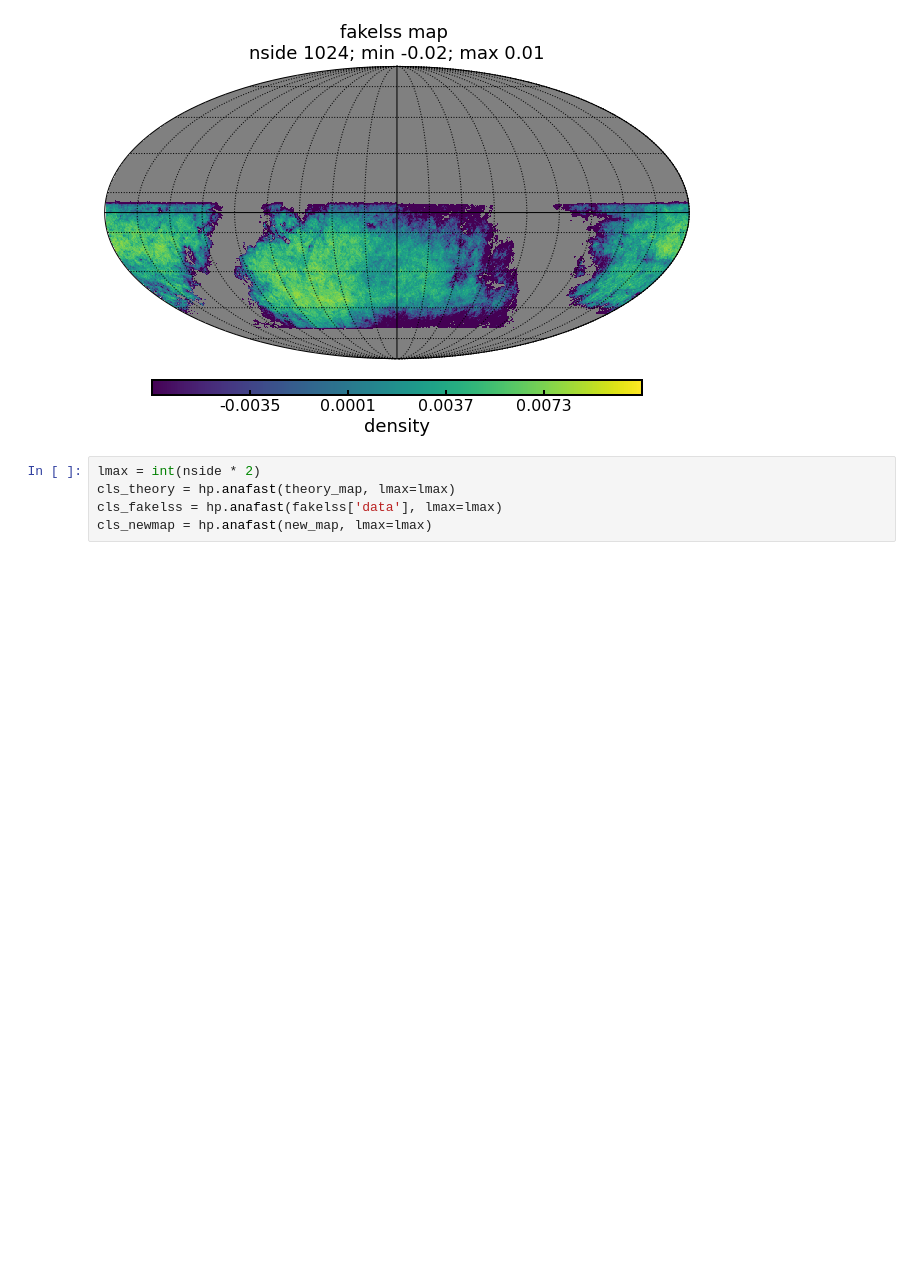
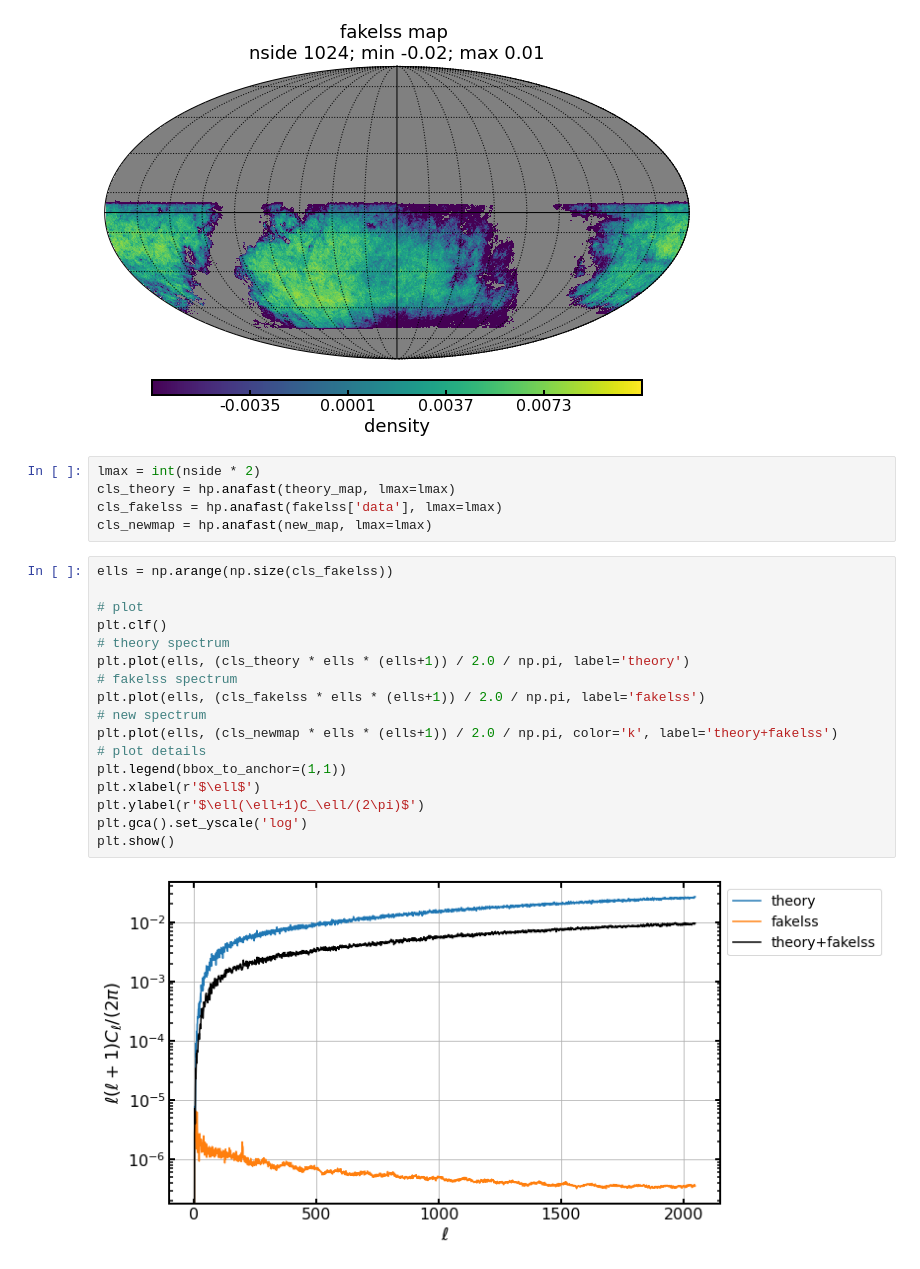
Before and after one commit to humnaawan/cmblxlss, a Jupyter notebook: notebooks/demo_add-fakelss.ipynb, the cells around one changed output. Drawn from its saved outputs; the diff is of its cells as text; blank space fills up the shorter version.

```diff
--- a/notebooks/demo_add-fakelss.ipynb
+++ b/notebooks/demo_add-fakelss.ipynb
@@ -86,3 +85,22 @@ lmax = int(nside * 2)
 cls_theory = hp.anafast(theory_map, lmax=lmax)
 cls_fakelss = hp.anafast(fakelss['data'], lmax=lmax)
 cls_newmap = hp.anafast(new_map, lmax=lmax)
+# %%
+ells = np.arange(np.size(cls_fakelss))
+
+# plot
+plt.clf()
+# theory spectrum
+plt.plot(ells, (cls_theory * ells * (ells+1)) / 2.0 / np.pi, label='theory')
+# fakelss spectrum
+plt.plot(ells, (cls_fakelss * ells * (ells+1)) / 2.0 / np.pi, label='fakelss')
+# new spectrum
+plt.plot(ells, (cls_newmap * ells * (ells+1)) / 2.0 / np.pi, color='k', label='theory+fakelss')
+# plot details
+plt.legend(bbox_to_anchor=(1,1))
+plt.xlabel(r'$\ell$')
+plt.ylabel(r'$\ell(\ell+1)C_\ell/(2\pi)$')
+plt.gca().set_yscale('log')
+plt.show()
+# %% [output]
+[figure, added]
```
Also changed, not shown: parts of 9 cells of this notebook, 1 other file.
